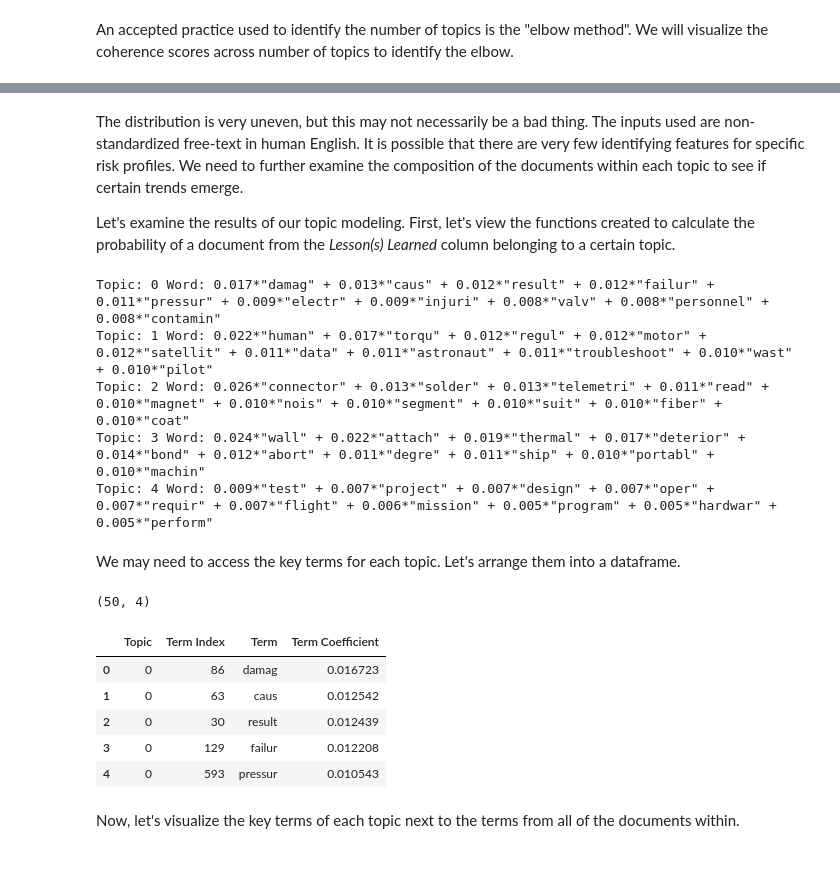
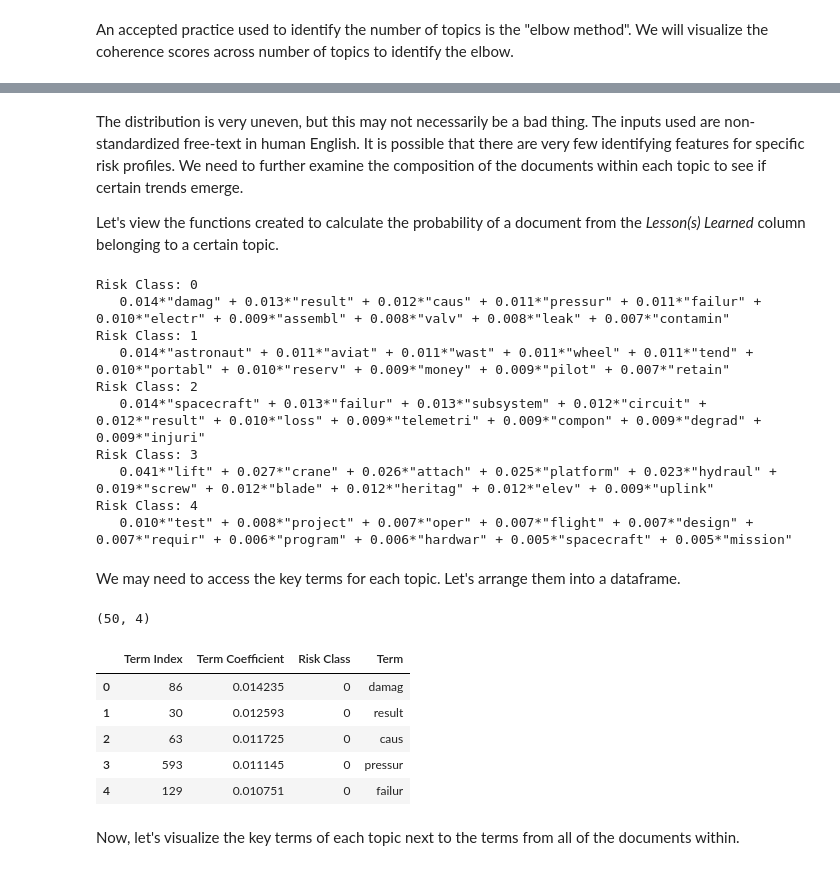
Before and after one commit to ainesh1993/riskyspacebusiness, a Jupyter notebook: notebooks/GenerateRiskTarget.ipynb, the cells around one changed output, grey strips where cells are left out. Cells and saved outputs as stored; diff of their text form; code cells hidden in the pictures.

```diff
--- a/notebooks/GenerateRiskTarget.ipynb
+++ b/notebooks/GenerateRiskTarget.ipynb
@@ -59,11 +60,11 @@ True
 We import `lessons_learned.csv` and keep only information from the _Lesson(s) Learned_ column.
 # %%
 df = pd.read_csv('../Risky Space Business Challenge Files/lessons_learned.csv',
-                 usecols=['Lesson ID', 'Lesson(s) Learned'])
+                 usecols=['Lesson ID', 'Lesson(s) Learned'], encoding='cp1252')
 df = df[df['Lesson(s) Learned'].notna()]
 
 display(df.shape)
-df.iloc[244:248,]
+df.head()
 # %% [output]
 (2086, 2)
 |  | Lesson ID | Lesson(s) Learned |
@@ -199,6 +194,6 @@ According to the graph, the "elbow" is at 5 topics. However, there is another ma
 # %%
-model_5topics = gensim.models.LdaMulticore(corpus=corpus_tfidf, id2word=dictionary, num_topics=5, chunksize=100,
-                                           random_state=10, passes=10, workers=4, per_word_topics=True)
+lda_model = gensim.models.LdaMulticore(corpus=corpus_tfidf, id2word=dictionary, num_topics=5, chunksize=100,
+                                       random_state=10, passes=10, workers=4, per_word_topics=True)
 # %% [markdown]
 <a class="anchor" id="step-4"></a>
 
@@ -240,44 +241,49 @@ Text(0.5, 1.0, 'Distribution of Topics')
 # %% [markdown]
 The distribution is very uneven, but this may not necessarily be a bad thing. The inputs used are non-standardized free-text in human English. It is possible that there are very few identifying features for specific risk profiles. We need to further examine the composition of the documents within each topic to see if certain trends emerge.
 
-Let's examine the results of our topic modeling. First, let's view the functions created to calculate the probability of a document from the _Lesson(s) Learned_ column belonging to a certain topic.
+Let's view the functions created to calculate the probability of a document from the _Lesson(s) Learned_ column belonging to a certain topic.
 # %%
-for idx, topic in model_5topics.print_topics(-1):
-    print('Topic: {} Word: {}'.format(idx, topic))
+for idx, risk_class in lda_model.print_topics(-1):
+    print('Risk Class: {} \n   {}'.format(idx, risk_class))
 # %% [output]
-Topic: 0 Word: 0.017*"damag" + 0.013*"caus" + 0.012*"result" + 0.012*"failur" + 0.011*"pressur" + 0.009*"electr" + 0.009*"injuri" + 0.008*"valv" + 0.008*"personnel" + 0.008*"contamin"
-Topic: 1 Word: 0.022*"human" + 0.017*"torqu" + 0.012*"regul" + 0.012*"motor" + 0.012*"satellit" + 0.011*"data" + 0.011*"astronaut" + 0.011*"troubleshoot" + 0.010*"wast" + 0.010*"pilot"
-Topic: 2 Word: 0.026*"connector" + 0.013*"solder" + 0.013*"telemetri" + 0.011*"read" + 0.010*"magnet" + 0.010*"nois" + 0.010*"segment" + 0.010*"suit" + 0.010*"fiber" + 0.010*"coat"
-Topic: 3 Word: 0.024*"wall" + 0.022*"attach" + 0.019*"thermal" + 0.017*"deterior" + 0.014*"bond" + 0.012*"abort" + 0.011*"degre" + 0.011*"ship" + 0.010*"portabl" + 0.010*"machin"
-Topic: 4 Word: 0.009*"test" + 0.007*"project" + 0.007*"design" + 0.007*"oper" + 0.007*"requir" + 0.007*"flight" + 0.006*"mission" + 0.005*"program" + 0.005*"hardwar" + 0.005*"perform"
+Risk Class: 0
+   0.014*"damag" + 0.013*"result" + 0.012*"caus" + 0.011*"pressur" + 0.011*"failur" + 0.010*"electr" + 0.009*"assembl" + 0.008*"valv" + 0.008*"leak" + 0.007*"contamin"
+Risk Class: 1
+   0.014*"astronaut" + 0.011*"aviat" + 0.011*"wast" + 0.011*"wheel" + 0.011*"tend" + 0.010*"portabl" + 0.010*"reserv" + 0.009*"money" + 0.009*"pilot" + 0.007*"retain"
+Risk Class: 2
+   0.014*"spacecraft" + 0.013*"failur" + 0.013*"subsystem" + 0.012*"circuit" + 0.012*"result" + 0.010*"loss" + 0.009*"telemetri" + 0.009*"compon" + 0.009*"degrad" + 0.009*"injuri"
+Risk Class: 3
+   0.041*"lift" + 0.027*"crane" + 0.026*"attach" + 0.025*"platform" + 0.023*"hydraul" + 0.019*"screw" + 0.012*"blade" + 0.012*"heritag" + 0.012*"elev" + 0.009*"uplink"
+Risk Class: 4
+   0.010*"test" + 0.008*"project" + 0.007*"oper" + 0.007*"flight" + 0.007*"design" + 0.007*"requir" + 0.006*"program" + 0.006*"hardwar" + 0.005*"spacecraft" + 0.005*"mission"
 # %% [markdown]
 We may need to access the key terms for each topic. Let's arrange them into a dataframe.
 # %%
 # create the dataframe
-df_topic_terms = pd.DataFrame()
+df_riskclass_terms = pd.DataFrame()
 
 # for each of the 5 topics, add their key term indices and coefficients to the dataframe
-for topic in range(5):
-    temp = pd.DataFrame(model_5topics.get_topic_terms(topic))
-    temp['Topic'] = topic
-    df_topic_terms = df_topic_terms.append(temp)
+for risk_class in range(5):
+    temp = pd.DataFrame(lda_model.get_topic_terms(risk_class))
+    temp['Risk Class'] = risk_class
+    df_riskclass_terms = df_riskclass_terms.append(temp)
 
 # add a column for the term referred to by each term index
-df_topic_terms['Term'] = [dictionary[x] for x in df_topic_terms[0]]
+df_riskclass_terms['Term'] = [dictionary[x] for x in df_riskclass_terms[0]]
 
 # rearrange columns to be more intuitive
-df_topic_terms.columns = ['Term Index', 'Term Coefficient', 'Topic', 'Term']
-df_topic_terms = df_topic_terms[['Topic', 'Term Index', 'Term', 'Term Coefficient']]
+df_riskclass_terms.columns = ['Term Index', 'Term Coefficient', 'Risk Class', 'Term']
+df_topic_terms = df_riskclass_terms[['Risk Class', 'Term Index', 'Term', 'Term Coefficient']]
 
-display(df_topic_terms.shape)
-df_topic_terms.head()
+display(df_riskclass_terms.shape)
+df_riskclass_terms.head()
 # %% [output]
 (50, 4)
-|  | Topic | Term Index | Term | Term Coefficient |
-| 0 | 0 | 86 | damag | 0.016723 |
-| 1 | 0 | 63 | caus | 0.012542 |
-| 2 | 0 | 30 | result | 0.012439 |
-| 3 | 0 | 129 | failur | 0.012208 |
-| 4 | 0 | 593 | pressur | 0.010543 |
+|  | Term Index | Term Coefficient | Risk Class | Term |
+| 0 | 86 | 0.014235 | 0 | damag |
+| 1 | 30 | 0.012593 | 0 | result |
+| 2 | 63 | 0.011725 | 0 | caus |
+| 3 | 593 | 0.011145 | 0 | pressur |
+| 4 | 129 | 0.010751 | 0 | failur |
 # %% [markdown]
 Now, let's visualize the key terms of each topic next to the terms from all of the documents within.
```
Also changed, not shown: parts of 23 cells of this notebook, 2 other files.
